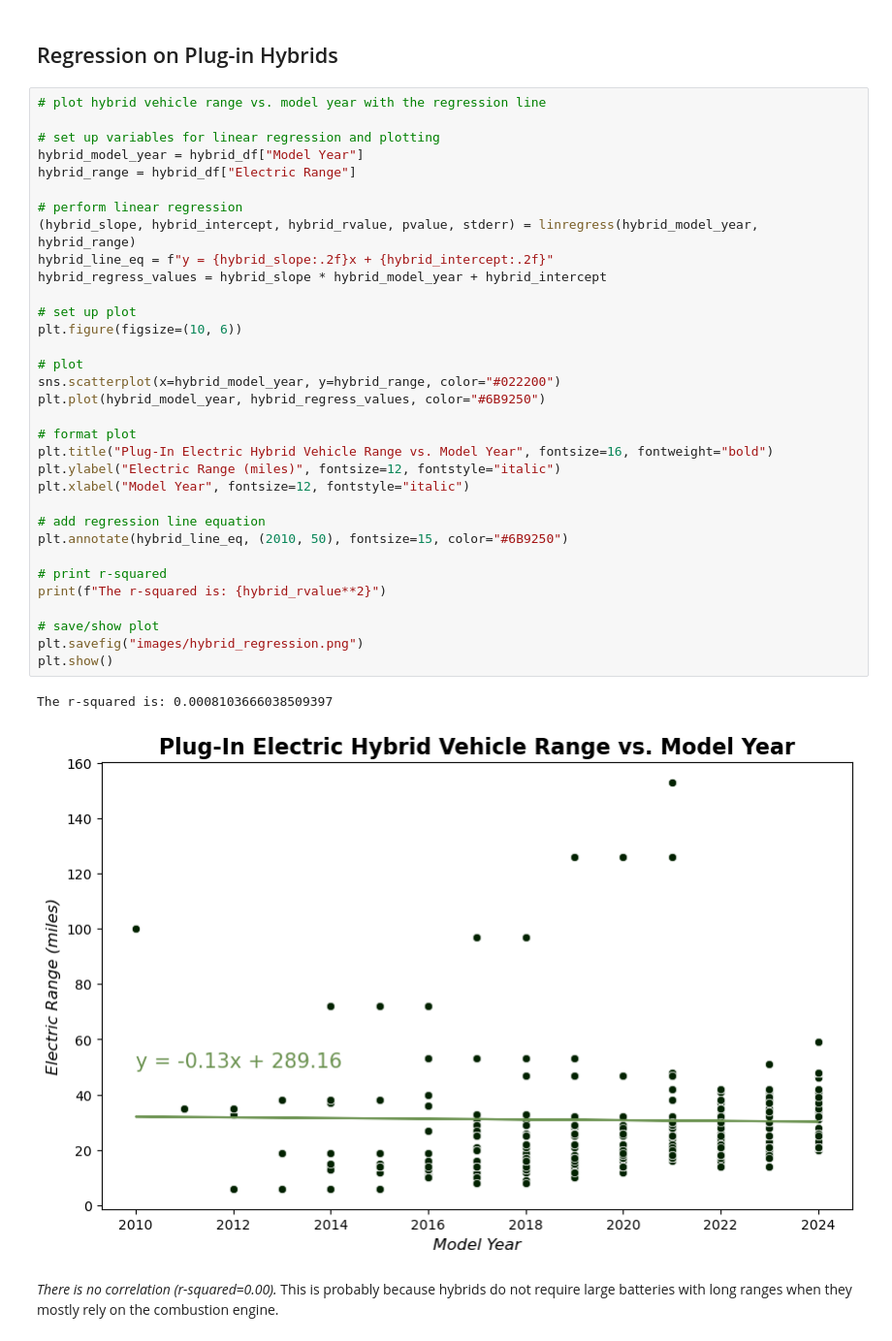
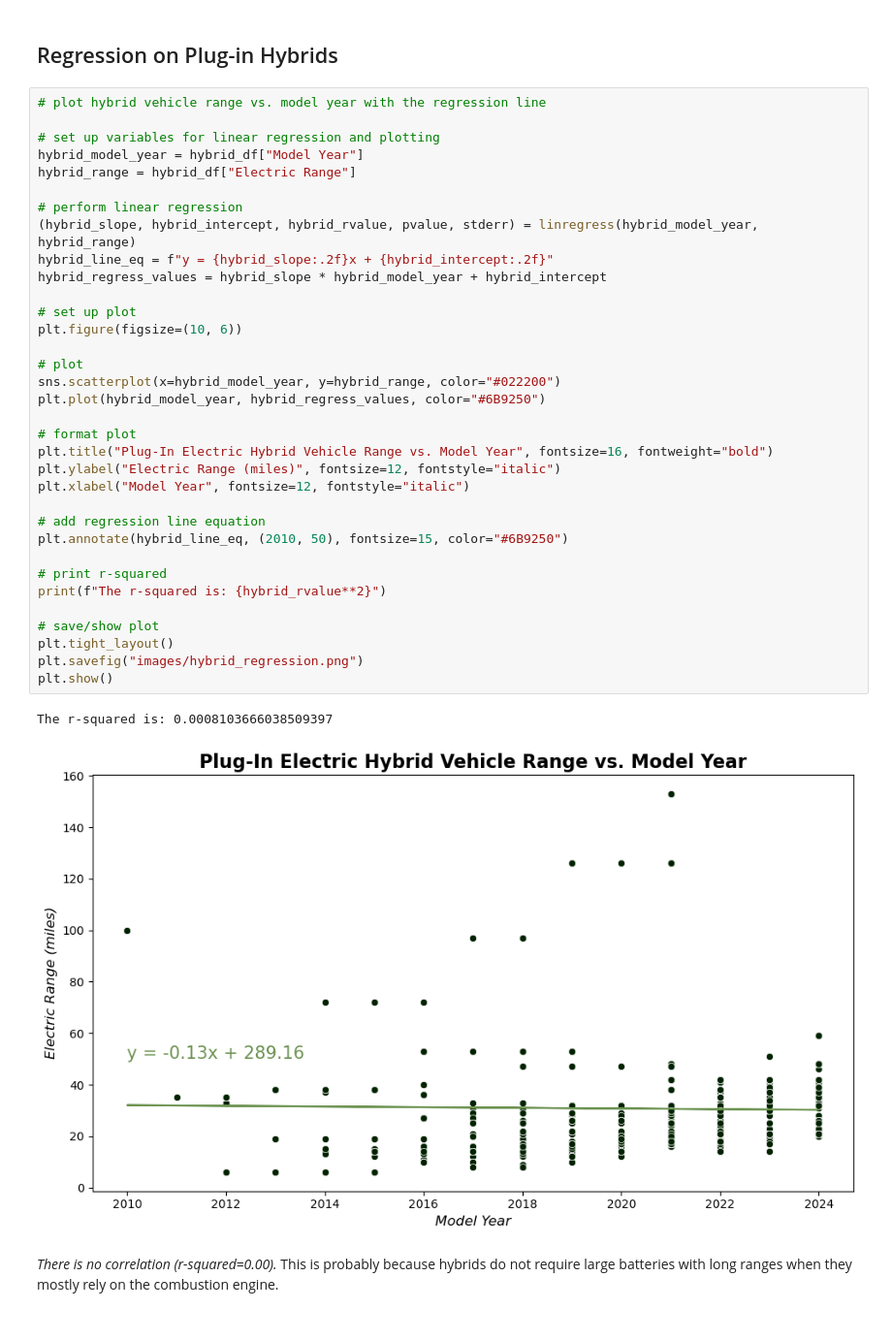
Before and after one commit to wrp94/project-1-group-02, a Jupyter notebook: regressions/linear_regression.ipynb, the cells around one changed output. Shown at 97% size. Cells and saved outputs as stored; diff of their text form.

```diff
--- a/regressions/linear_regression.ipynb
+++ b/regressions/linear_regression.ipynb
@@ -77,34 +78,35 @@ hybrid_model_year = hybrid_df["Model Year"]
 hybrid_range = hybrid_df["Electric Range"]
 
 # perform linear regression
 (hybrid_slope, hybrid_intercept, hybrid_rvalue, pvalue, stderr) = linregress(hybrid_model_year, hybrid_range)
 hybrid_line_eq = f"y = {hybrid_slope:.2f}x + {hybrid_intercept:.2f}"
 hybrid_regress_values = hybrid_slope * hybrid_model_year + hybrid_intercept
 
 # set up plot
 plt.figure(figsize=(10, 6))
 
 # plot
 sns.scatterplot(x=hybrid_model_year, y=hybrid_range, color="#022200")
 plt.plot(hybrid_model_year, hybrid_regress_values, color="#6B9250")
 
 # format plot
 plt.title("Plug-In Electric Hybrid Vehicle Range vs. Model Year", fontsize=16, fontweight="bold")
 plt.ylabel("Electric Range (miles)", fontsize=12, fontstyle="italic")
 plt.xlabel("Model Year", fontsize=12, fontstyle="italic")
 
 # add regression line equation
 plt.annotate(hybrid_line_eq, (2010, 50), fontsize=15, color="#6B9250")
 
 # print r-squared
 print(f"The r-squared is: {hybrid_rvalue**2}")
 
 # save/show plot
+plt.tight_layout()
 plt.savefig("images/hybrid_regression.png")
 plt.show()
 # %% [output]
 The r-squared is: 0.0008103666038509397
-[figure, old version]
+[figure, new version]
 # %% [markdown]
 *There is no correlation (r-squared=0.00).* This is probably because hybrids do not require large batteries with long ranges when they mostly rely on the combustion engine.
 # %% [markdown]
```
Also changed, not shown: parts of 2 cells of this notebook, 3 other files.
